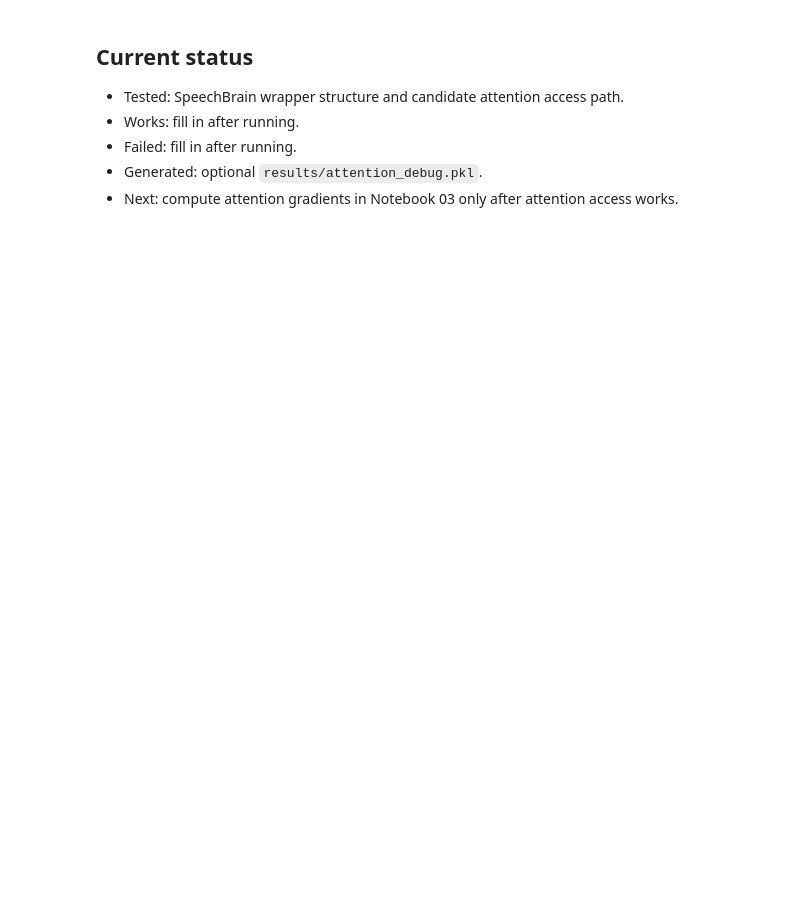
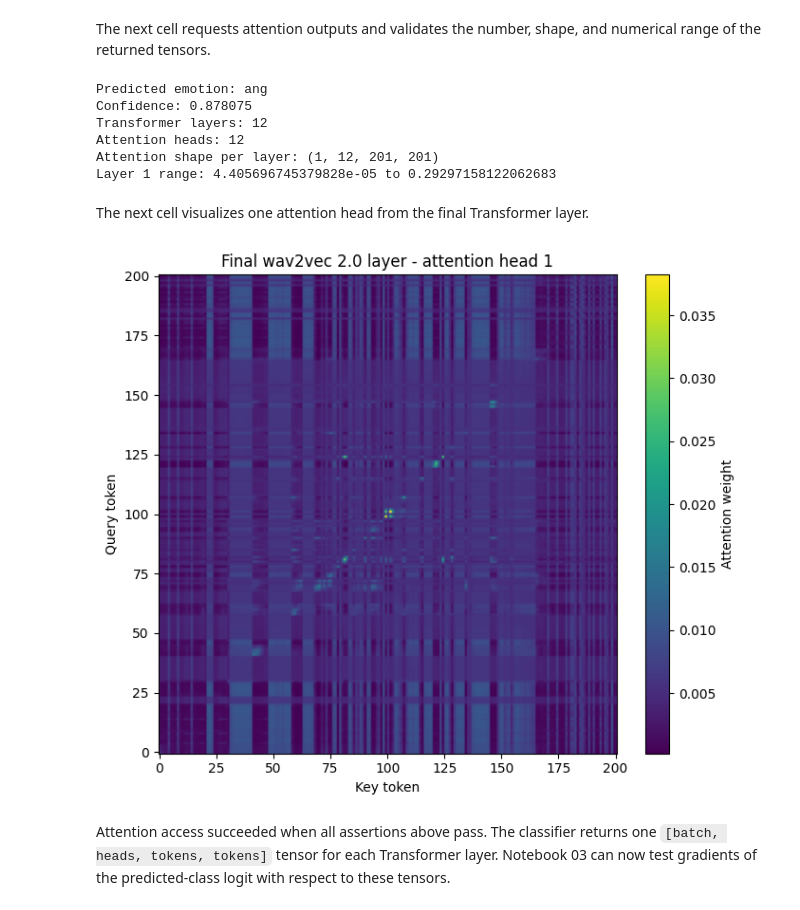
Before and after one commit to MateusWiteck/gradient_based_speach_xai, a Jupyter notebook: notebooks/02_attention_access_test.ipynb, the cells around one changed output. Drawn from its saved outputs; the diff is of its cells as text; code cells hidden in the pictures; blank space fills up the shorter version.

```diff
--- a/notebooks/02_attention_access_test.ipynb
+++ b/notebooks/02_attention_access_test.ipynb
@@ -19,4 +41,5 @@ MODEL_SAVEDIR = config.project_path(project_config['model']['savedir'])
 # %%
-classifier = model.load_speechbrain_classifier(MODEL_SOURCE, MODEL_SAVEDIR)
-print(classifier)
-model.print_module_tree(classifier, max_depth=4)
+classifier = model.load_classifier(MODEL_SOURCE, MODEL_CACHE_DIR)
+print('Model source:', MODEL_SOURCE)
+print('Labels:', classifier.network.config.id2label)
+model.print_module_tree(classifier.network, max_depth=2)
@@ -35,8 +56,49 @@ print('Set hf_model after inspecting classifier internals:', hf_model)
-# %% [markdown]
-## Current status
-
-- Tested: SpeechBrain wrapper structure and candidate attention access path.
-- Works: fill in after running.
-- Failed: fill in after running.
-- Generated: optional `results/attention_debug.pkl`.
-- Next: compute attention gradients in Notebook 03 only after attention access works.
+# %% [markdown]
+The next cell requests attention outputs and validates the number, shape, and numerical range of the returned tensors.
+# %%
+model_inputs = model.prepare_model_inputs(classifier, waveform)
+outputs = classifier.network(
+    **model_inputs,
+    output_attentions=True,
+    output_hidden_states=True,
+    return_dict=True,
+)
+attentions = outputs.attentions
+probabilities = outputs.logits.softmax(dim=-1)[0].detach().cpu()
+predicted_index = int(probabilities.argmax())
+
+assert attentions is not None
+assert len(attentions) == classifier.network.config.num_hidden_layers
+assert all(attention.ndim == 4 for attention in attentions)
+assert all(np.isfinite(attention.detach().cpu().numpy()).all() for attention in attentions)
+
+print('Predicted emotion:', classifier.network.config.id2label[predicted_index])
+print('Confidence:', round(float(probabilities[predicted_index]), 6))
+print('Transformer layers:', len(attentions))
+print('Attention heads:', attentions[0].shape[1])
+print('Attention shape per layer:', tuple(attentions[0].shape))
+first_attention = attentions[0].detach()
+print('Layer 1 range:', float(first_attention.min()), 'to', float(first_attention.max()))
+# %% [output]
+Predicted emotion: ang
+Confidence: 0.878075
+Transformer layers: 12
+Attention heads: 12
+Attention shape per layer: (1, 12, 201, 201)
+Layer 1 range: 4.405696745379828e-05 to 0.29297158122062683
+# %% [markdown]
+The next cell visualizes one attention head from the final Transformer layer.
+# %%
+attention_matrix = attentions[-1][0, 0].detach().cpu().numpy()
+figure, axis = plt.subplots(figsize=(7, 6))
+image = axis.imshow(attention_matrix, origin='lower', aspect='auto', cmap='viridis')
+axis.set_title('Final wav2vec 2.0 layer - attention head 1')
+axis.set_xlabel('Key token')
+axis.set_ylabel('Query token')
+figure.colorbar(image, ax=axis, label='Attention weight')
+figure.tight_layout()
+plt.show()
+# %% [output]
+[figure, added]
+# %% [markdown]
+Attention access succeeded when all assertions above pass. The classifier returns one `[batch, heads, tokens, tokens]` tensor for each Transformer layer. Notebook 03 can now test gradients of the predicted-class logit with respect to these tensors.
```
Also changed, not shown: parts of 10 cells of this notebook, 20 other files.
